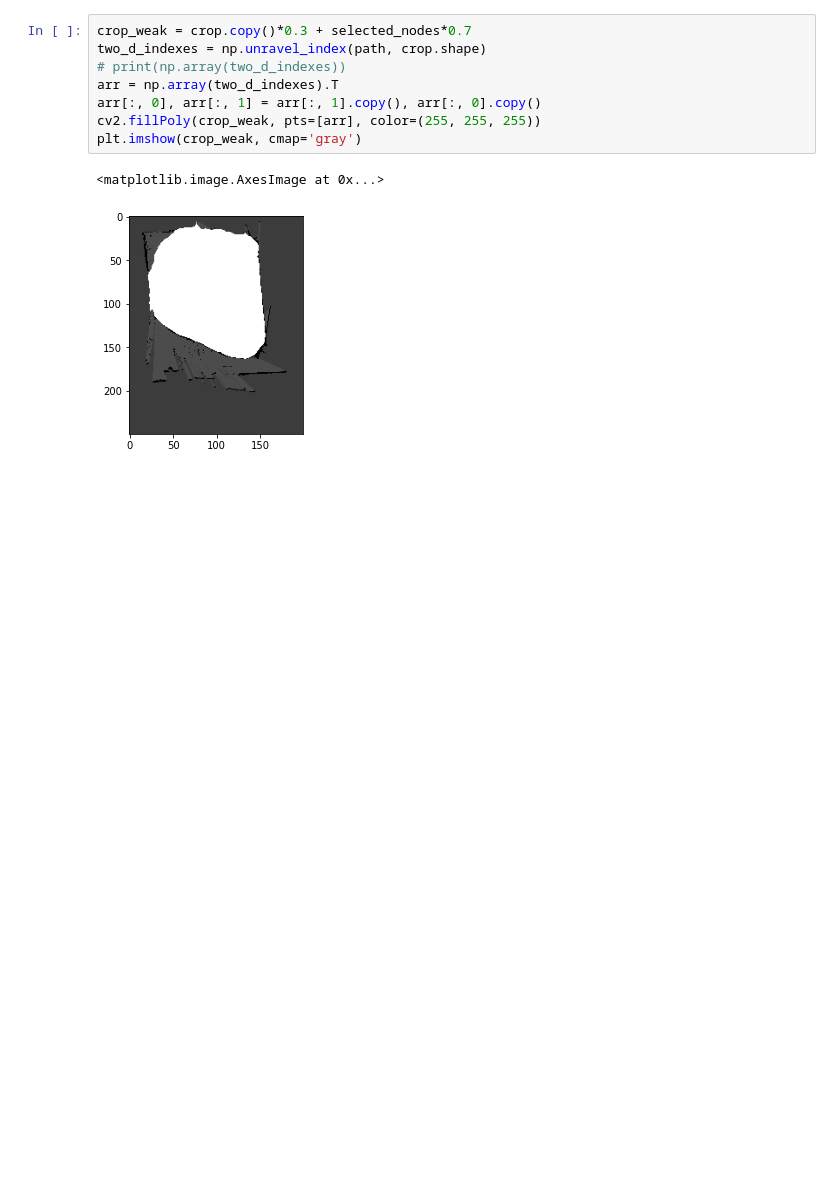
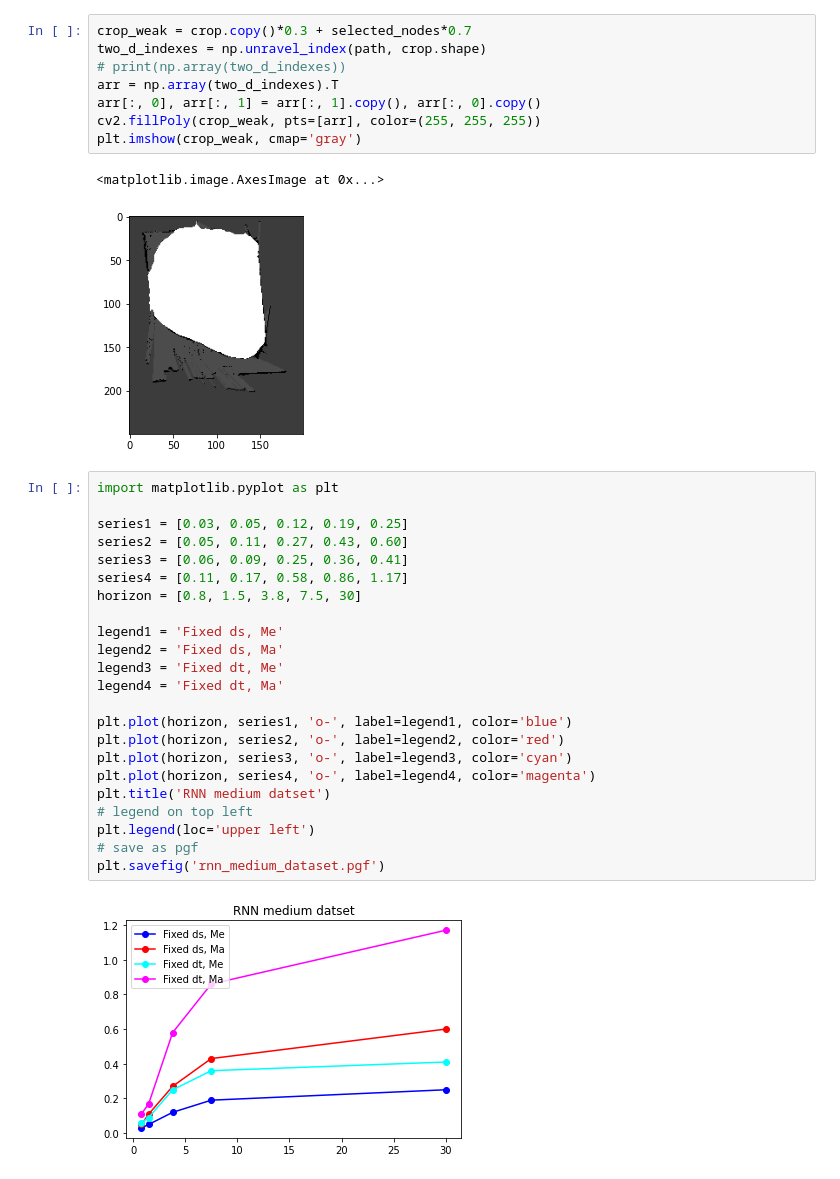
Before and after one commit to cosynus-lix/trajectory_predictor, a Jupyter notebook: process_raw_img.ipynb, the cells around one changed output. Drawn from its saved outputs; the diff is of its cells as text; blank space fills up the shorter version.

```diff
--- a/process_raw_img.ipynb
+++ b/process_raw_img.ipynb
@@ -182,3 +182,28 @@ plt.imshow(crop_weak, cmap='gray')
 # %% [output]
 <matplotlib.image.AxesImage at 0x...>
 [figure]
+# %%
+import matplotlib.pyplot as plt
+
+series1 = [0.03, 0.05, 0.12, 0.19, 0.25]
+series2 = [0.05, 0.11, 0.27, 0.43, 0.60]
+series3 = [0.06, 0.09, 0.25, 0.36, 0.41]
+series4 = [0.11, 0.17, 0.58, 0.86, 1.17]
+horizon = [0.8, 1.5, 3.8, 7.5, 30]
+
+legend1 = 'Fixed ds, Me'
+legend2 = 'Fixed ds, Ma'
+legend3 = 'Fixed dt, Me'
+legend4 = 'Fixed dt, Ma'
+
+plt.plot(horizon, series1, 'o-', label=legend1, color='blue')
+plt.plot(horizon, series2, 'o-', label=legend2, color='red')
+plt.plot(horizon, series3, 'o-', label=legend3, color='cyan')
+plt.plot(horizon, series4, 'o-', label=legend4, color='magenta')
+plt.title('RNN medium datset')
+# legend on top left
+plt.legend(loc='upper left')
+# save as pgf
+plt.savefig('rnn_medium_dataset.pgf')
+# %% [output]
+[figure, added]
```
Also changed, not shown: parts of 1 cell of this notebook, 7 other files.
